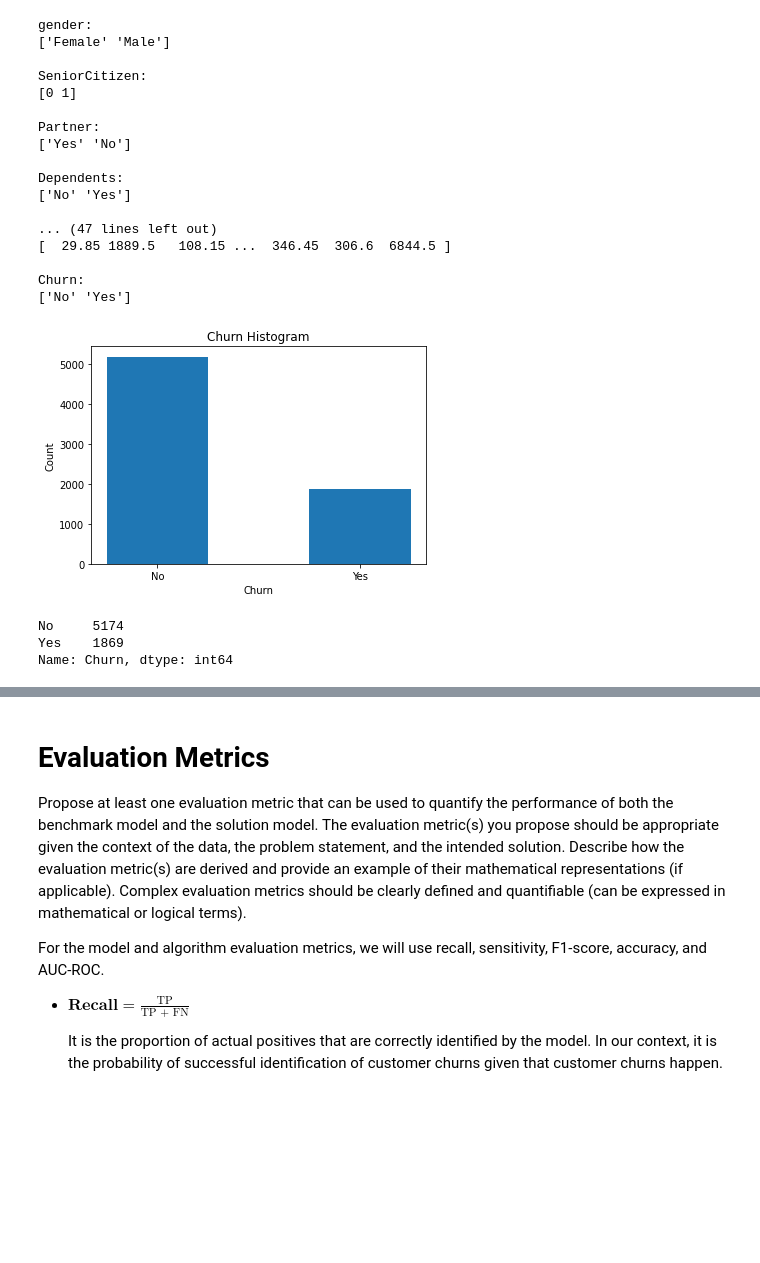
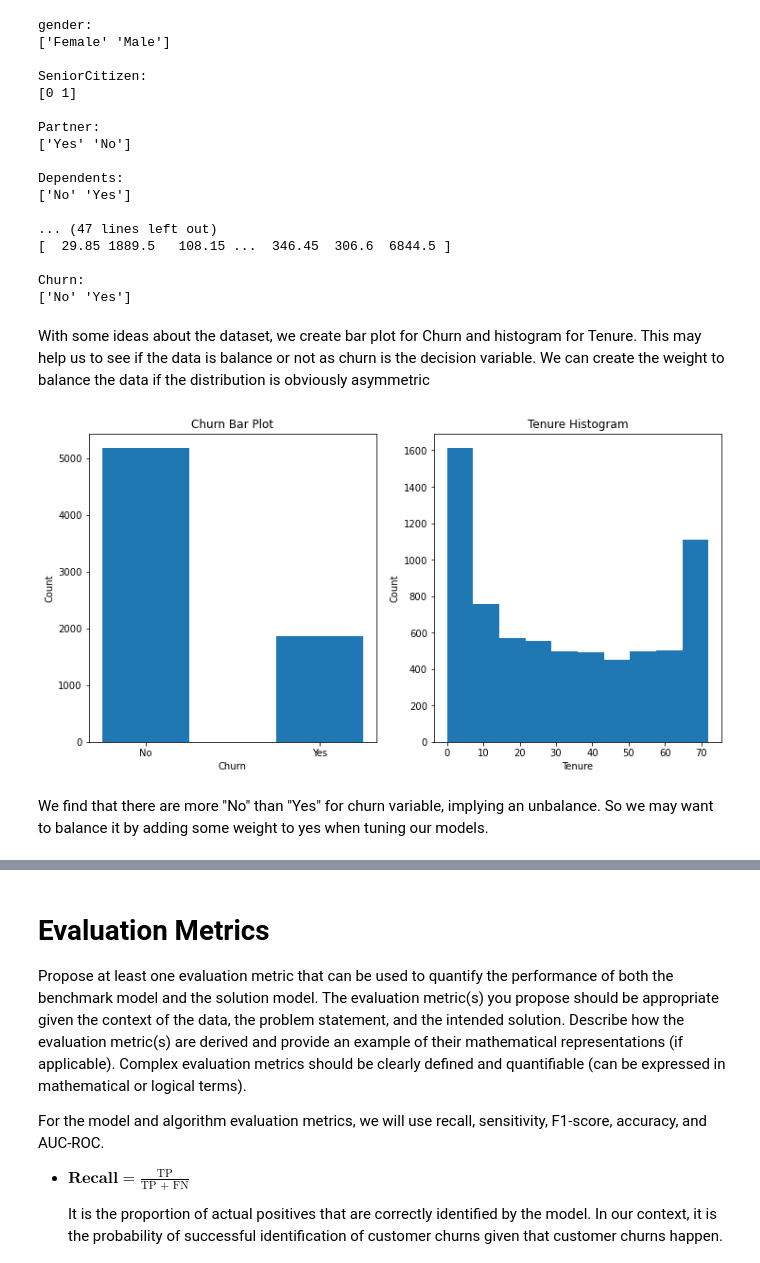
Before and after one commit to COGS118A/Group014-SP23, a Jupyter notebook: FinalProject_Group014-SP23.ipynb, the cells around one changed output, grey strips where cells are left out. Drawn from its saved outputs; the diff is of its cells as text; code cells hidden in the pictures; blank space fills up the shorter version.

```diff
--- a/FinalProject_Group014-SP23.ipynb
+++ b/FinalProject_Group014-SP23.ipynb
@@ -138,22 +113,28 @@ Dependents:
 
 Churn:
 ['No' 'Yes']
-# %%
-churn_counts = df["Churn"].value_counts()
-
-# Plot the histogram
-plt.bar(churn_counts.index, churn_counts.values, width=.5)
-plt.xlabel("Churn")
-plt.ylabel("Count")
-plt.title("Churn Histogram")
-plt.xticks(churn_counts.index)
-plt.show()
-
-print(churn_counts)
-# %% [output]
-[figure, removed]
-No     5174
-Yes    1869
-Name: Churn, dtype: int64
+# %% [markdown]
+With some ideas about the dataset, we create bar plot for Churn and histogram for Tenure. This may help us to see if the data is balance or not as churn is the decision variable. We can create the weight to balance the data if the distribution is obviously asymmetric
+# %%
+churn_counts = df["Churn"].value_counts()
+
+fig, axes = plt.subplots(1,2, figsize=(12,6))
+
+# Plot the histogram
+axes[0].bar(churn_counts.index, churn_counts.values, width=.5)
+axes[0].set_xlabel("Churn")
+axes[0].set_ylabel("Count")
+axes[0].set_title("Churn Bar Plot")
+axes[0].set_xticks(churn_counts.index)
+
+axes[1].hist(df["tenure"])
+axes[1].set_xlabel("Tenure")
+axes[1].set_ylabel("Count")
+axes[1].set_title("Tenure Histogram")
+plt.show()
+# %% [output]
+[figure, added]
+# %% [markdown]
+We find that there are more "No" than "Yes" for churn variable, implying an unbalance. So we may want to balance it by adding some weight to yes when tuning our models.
 # %% [markdown]
 # Proposed Solution
```
Also changed, not shown: parts of 23 cells of this notebook.
